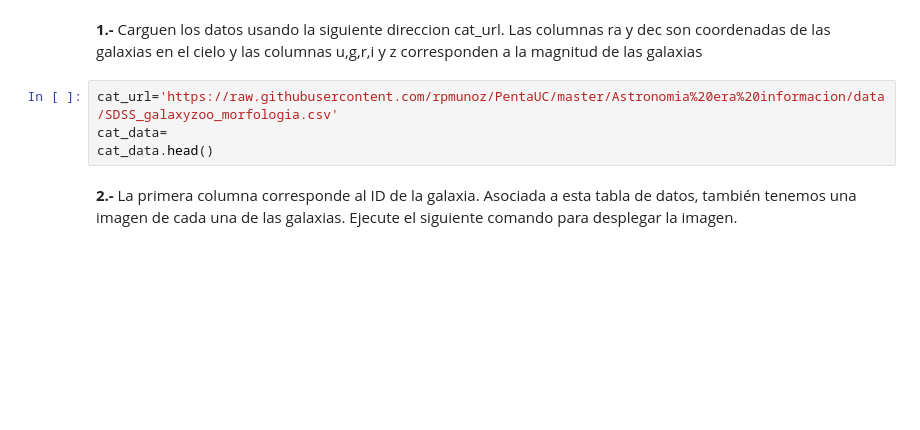
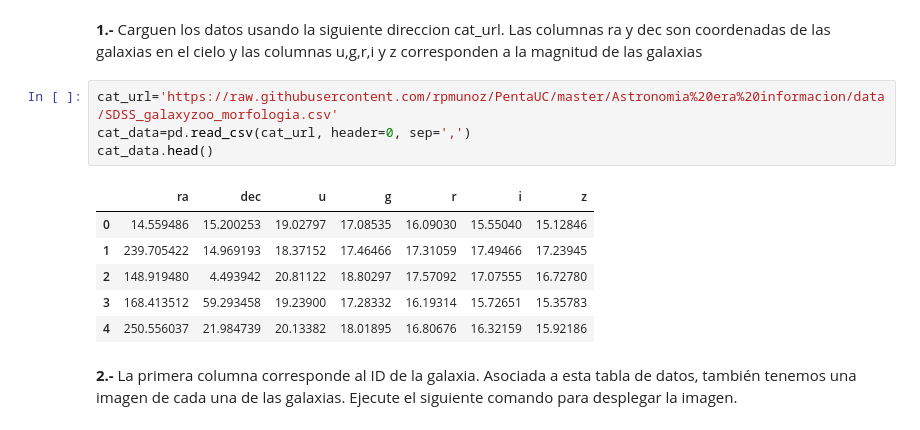
Before and after one commit to rpmunoz/PentaUC, a Jupyter notebook: Astronomia era informacion/Pautas talleres evaluados/Taller 4 - Pauta.ipynb, the cells around one changed output. Drawn from its saved outputs; the diff is of its cells as text; blank space fills up the shorter version.

```diff
--- a/Astronomia era informacion/Pautas talleres evaluados/Taller 4 - Pauta.ipynb
+++ b/Astronomia era informacion/Pautas talleres evaluados/Taller 4 - Pauta.ipynb
@@ -53,8 +53,15 @@ En el primer ejercicio usaremos datos del proyecto de Ciencia ciudadana llamado
 **1.-** Carguen los datos usando la siguiente direccion cat_url. Las columnas ra y dec son coordenadas de las galaxias en el cielo y las columnas u,g,r,i y z corresponden a la magnitud de las galaxias
 # %%
 cat_url='https://raw.githubusercontent.com/rpmunoz/PentaUC/master/Astronomia%20era%20informacion/data/SDSS_galaxyzoo_morfologia.csv'
-cat_data=
+cat_data=pd.read_csv(cat_url, header=0, sep=',')
 cat_data.head()
+# %% [output]
+|  | ra | dec | u | g | r | i | z |
+| 0 | 14.559486 | 15.200253 | 19.02797 | 17.08535 | 16.09030 | 15.55040 | 15.12846 |
+| 1 | 239.705422 | 14.969193 | 18.37152 | 17.46466 | 17.31059 | 17.49466 | 17.23945 |
+| 2 | 148.919480 | 4.493942 | 20.81122 | 18.80297 | 17.57092 | 17.07555 | 16.72780 |
+| 3 | 168.413512 | 59.293458 | 19.23900 | 17.28332 | 16.19314 | 15.72651 | 15.35783 |
+| 4 | 250.556037 | 21.984739 | 20.13382 | 18.01895 | 16.80676 | 16.32159 | 15.92186 |
 # %% [markdown]
 **2.-** La primera columna corresponde al ID de la galaxia. Asociada a esta tabla de datos, también tenemos una imagen de cada una de las galaxias. Ejecute el siguiente comando para desplegar la imagen.
 # %%
```
Also changed, not shown: parts of 6 cells of this notebook, 1 other file.
